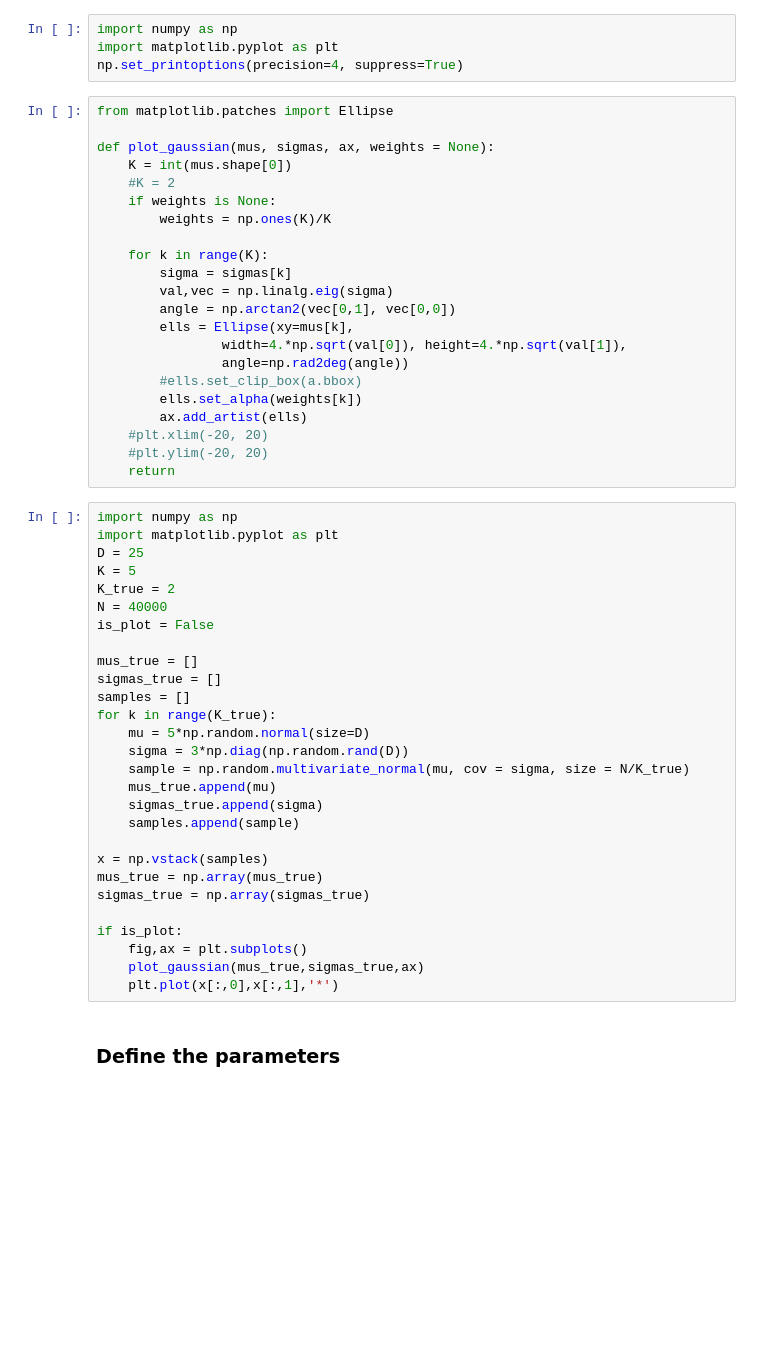
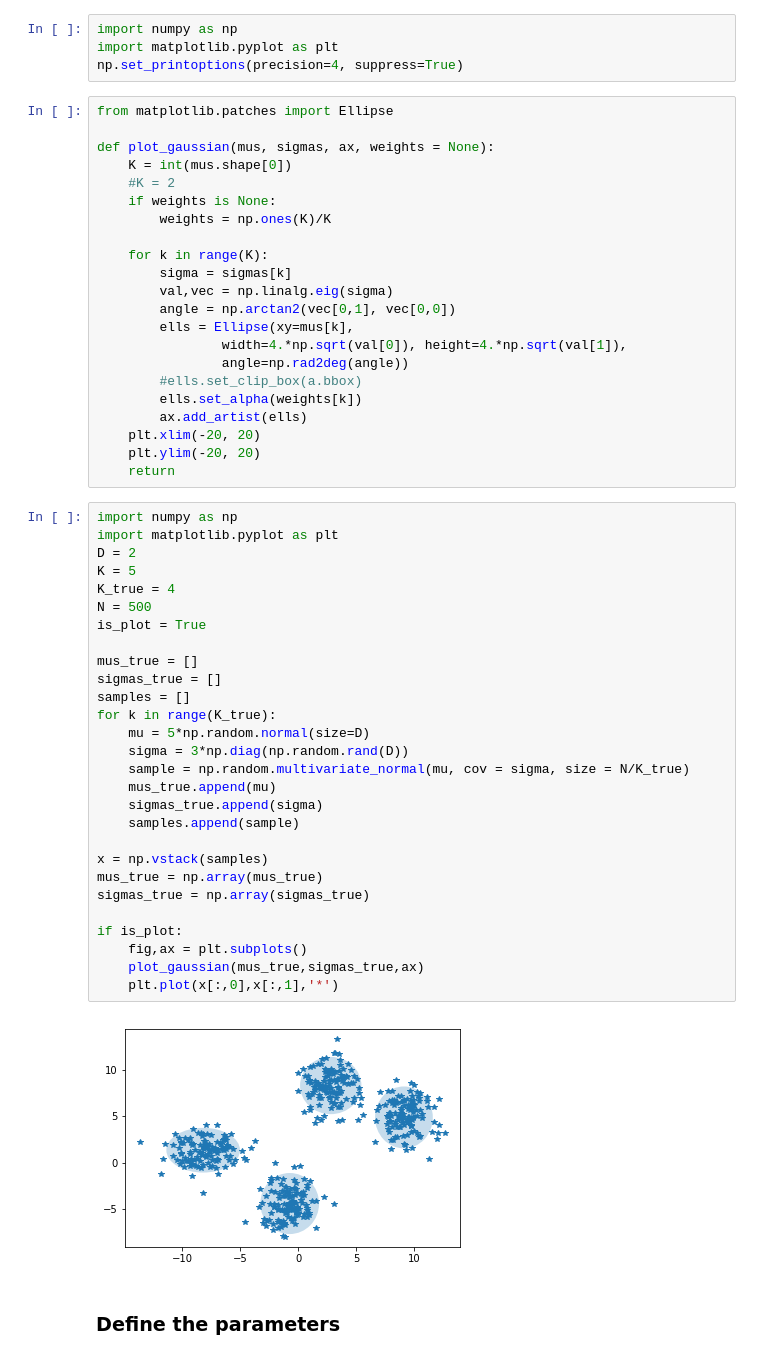
Before and after one commit to anhnguyendepocen/bayes_comp, a Jupyter notebook: notebook/Gaussian Mixture Model - Mean Field Approximations.ipynb, the cells around one changed output. Drawn from its saved outputs; the diff is of its cells as text; blank space fills up the shorter version.

```diff
--- a/notebook/Gaussian Mixture Model - Mean Field Approximations.ipynb
+++ b/notebook/Gaussian Mixture Model - Mean Field Approximations.ipynb
@@ -21,37 +21,39 @@ def plot_gaussian(mus, sigmas, ax, weights = None):
         #ells.set_clip_box(a.bbox)
         ells.set_alpha(weights[k])
         ax.add_artist(ells)
-    #plt.xlim(-20, 20)
-    #plt.ylim(-20, 20)
+    plt.xlim(-20, 20)
+    plt.ylim(-20, 20)
     return
 # %%
 import numpy as np
 import matplotlib.pyplot as plt
-D = 25
+D = 2
 K = 5
-K_true = 2
-N = 40000
-is_plot = False
+K_true = 4
+N = 500
+is_plot = True
 
 mus_true = []
 sigmas_true = []
 samples = []
 for k in range(K_true):
     mu = 5*np.random.normal(size=D)
     sigma = 3*np.diag(np.random.rand(D))
     sample = np.random.multivariate_normal(mu, cov = sigma, size = N/K_true)
     mus_true.append(mu)
     sigmas_true.append(sigma)
     samples.append(sample)
 
 x = np.vstack(samples)
 mus_true = np.array(mus_true)
 sigmas_true = np.array(sigmas_true)
 
 if is_plot:
     fig,ax = plt.subplots()
     plot_gaussian(mus_true,sigmas_true,ax)
     plt.plot(x[:,0],x[:,1],'*')
+# %% [output]
+[figure, added]
 # %% [markdown]
 ### Define the parameters
 # %%
```
Also changed, not shown: parts of 19 cells of this notebook.
